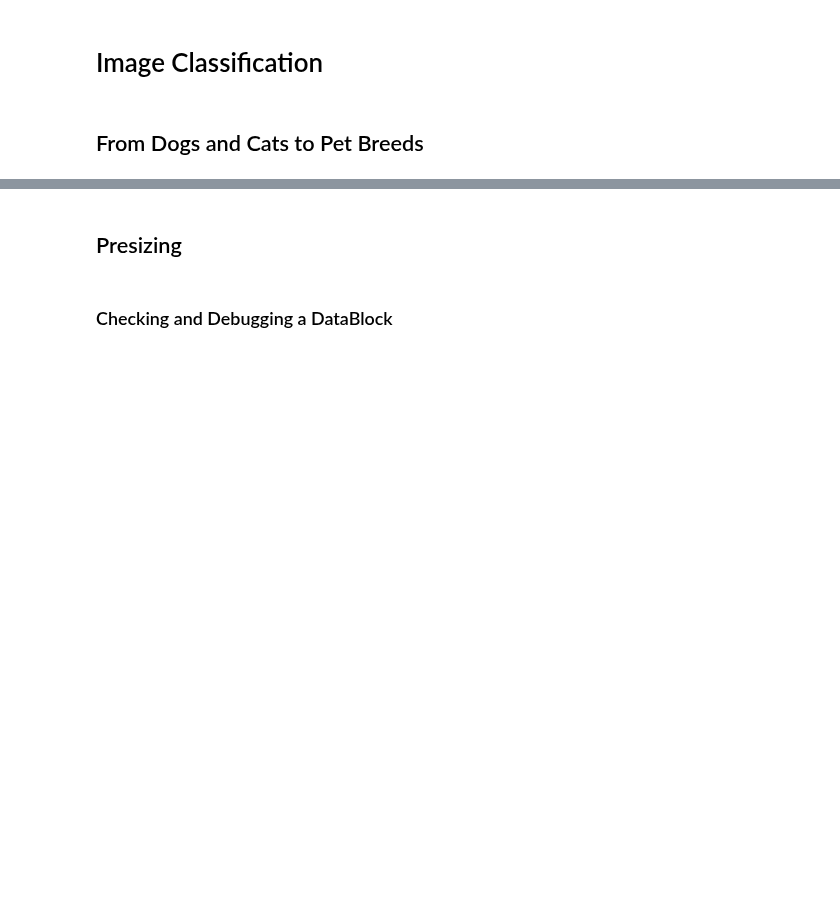
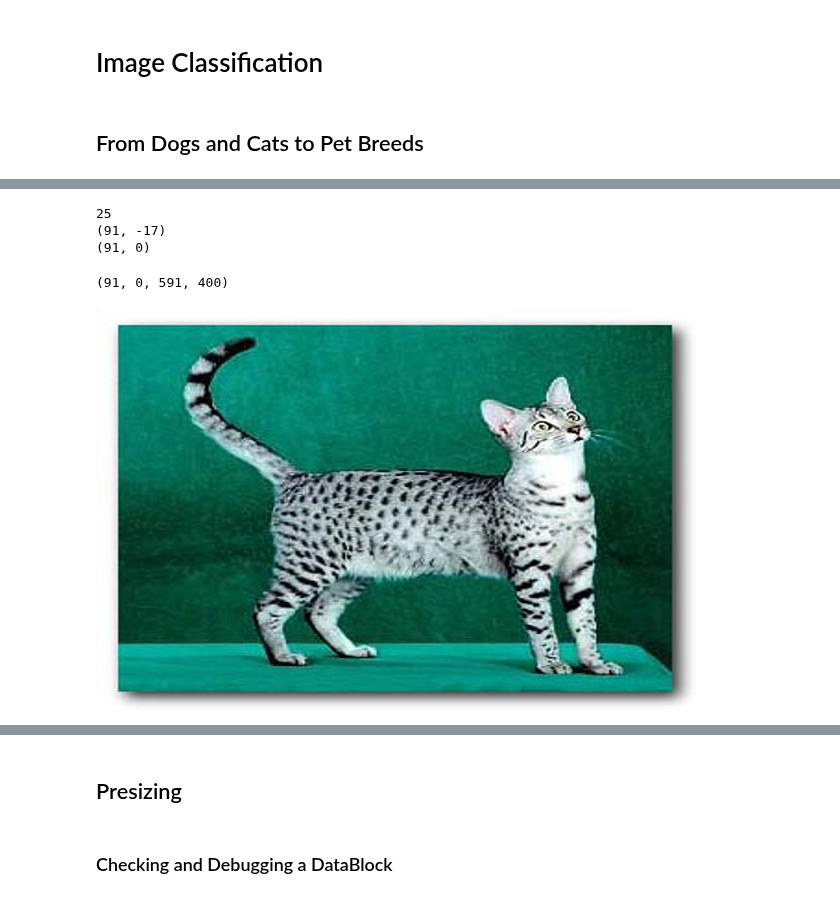
Before and after one commit to fhdbbk/fastai-1, a Jupyter notebook: 04_pet_breeds.ipynb, the cells around one changed output, grey strips where cells are left out. Cells and saved outputs as stored; diff of their text form; code cells hidden in the pictures; blank space fills up the shorter version.

```diff
--- a/04_pet_breeds.ipynb
+++ b/04_pet_breeds.ipynb
@@ -36,0 +57,21 @@ dls = pets.dataloaders(path/"images")
+# %%
+wd = 100
+hd = -100
+w_rand = (0, wd)
+h_rand = (hd, -1)
+print(random.randint(*w_rand))
+tl = fastuple(random.randint(*w_rand), random.randint(*h_rand))
+print(tl)
+print(tl.max(0))
+c = tl.max(0)
+(*c, *c.add((500, 500)).min((600, 400)))
+# %% [output]
+25
+(91, -17)
+(91, 0)
+(91, 0, 591, 400)
+# %%
+img = PILImage(PILImage.create(fname).resize((600,400)))
+img
+# %% [output]
+[figure, added]
```
Also changed, not shown: parts of 9 cells of this notebook.
